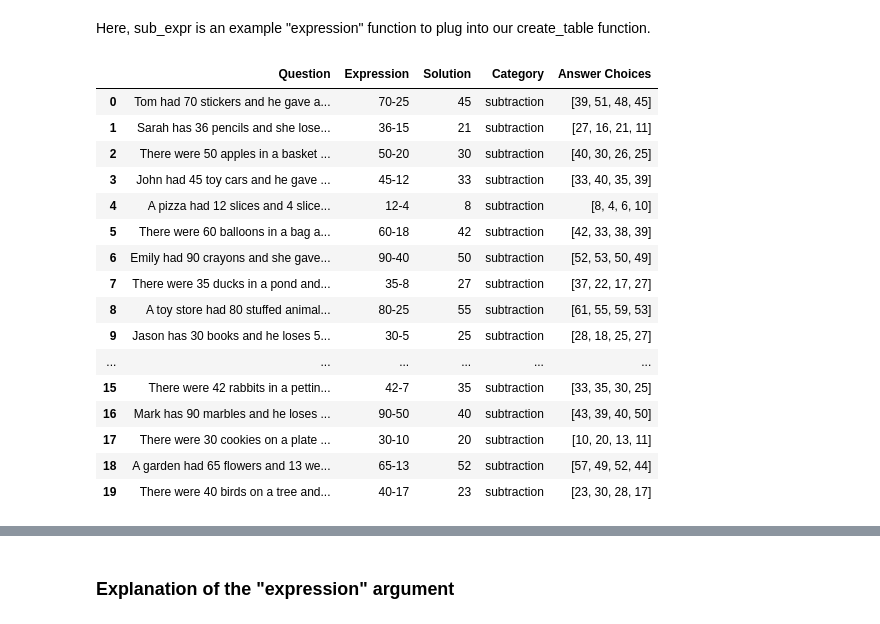
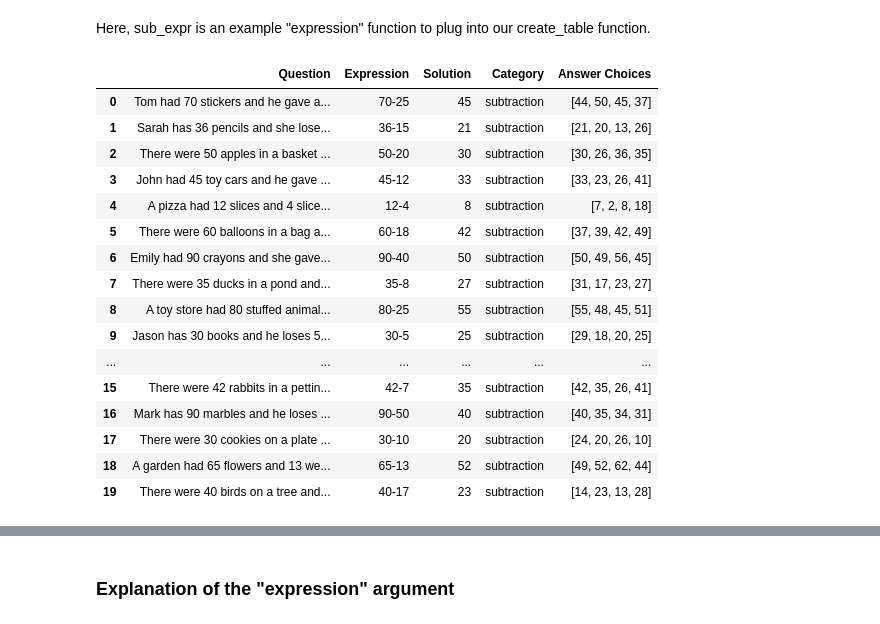
Before and after one commit to bellaachang/TWB-DeviSansthan-DSS-SPR23, a Jupyter notebook: question_generation/Text-Based Questions.ipynb, the cells around one changed output, grey strips where cells are left out. Drawn from its saved outputs; the diff is of its cells as text; code cells hidden in the pictures.

```diff
--- a/question_generation/Text-Based Questions.ipynb
+++ b/question_generation/Text-Based Questions.ipynb
@@ -21,8 +22,10 @@ Paste the following prompt into Chat GPT:
 ### Load in the Chat GPT output
 # %% [markdown]
 Note that you will upload multiple CSVs because each CSV corresponds to a different type of text based question. For example, you would upload addition based questions and subtraction based questions separately
+# %%
+path = os.getcwd()
 # %%
-generated_divison_questions = pd.read_csv("/work/CHATGPT/divison-qs.csv")
+generated_divison_questions = pd.read_csv(path + "/../chatgpt/division-qs.csv")
 generated_divison_questions
 # %% [output]
 |  | Prompt: You are generating questi... |
@@ -198,22 +201,22 @@ Once you have completed generating questions for each question type, you can mer
 # %% [markdown]
 Please use the walkthrough above as an overall reference for using question generation. The following code is not as clear to follow as the example in the walkthrough.
 # %%
-generated_area_questions = pd.read_csv("/work/CHATGPT/area-qs.csv")
+generated_area_questions = pd.read_csv(path + "/../chatgpt/area-qs.csv")
 generated_area_questions = generated_area_questions.rename(columns = {generated_area_questions.columns[0]: 'Question'})
 generated_area_questions["Category"] = ["Area"] * len(generated_area_questions)
 
-generated_perimeter_questions = pd.read_csv("/work/CHATGPT/perimeter-qs.csv")
+generated_perimeter_questions = pd.read_csv(path + "/../chatgpt/perimeter-qs.csv")
 generated_perimeter_questions = generated_perimeter_questions.rename(columns = {generated_perimeter_questions.columns[0]: 'Question'})
 generated_perimeter_questions["Category"] = ["Perimeter"] * len(generated_perimeter_questions)
 
-generated_addition_questions = pd.read_csv("/work/CHATGPT/addition.csv")
+generated_addition_questions = pd.read_csv(path + "/../chatgpt/addition.csv")
 # note that we manually calculated the values for this in google spreadsheet before we realized it was easier to do in deepnote
 generated_addition_questions["Category"] = ["Addition"] * len(generated_addition_questions)
 
-generated_subtraction_questions = pd.read_csv("/work/CHATGPT/subtraction.csv")
+generated_subtraction_questions = pd.read_csv(path + "/../chatgpt/subtraction.csv")
 generated_subtraction_questions["Category"] = ["Subtraction"] * len(generated_subtraction_questions)
 
-generated_multiplication_questions = pd.read_csv("/work/CHATGPT/multiplication.csv")
+generated_multiplication_questions = pd.read_csv(path + "/../chatgpt/multiplication.csv")
 generated_multiplication_questions = generated_multiplication_questions.rename(columns = {generated_multiplication_questions.columns[0]: 'Question'})
 generated_multiplication_questions["Category"] = ["Multiplication"] * len(generated_multiplication_questions)
 # %% [markdown]
@@ -354,7 +357,7 @@ def create_table(question_type, filepath, expression):
 
     Args:
     question_type (String): the arithmetic operation that the question uses (addition, subtraction, divison, etc.) -- This isn't case-sensitive
-    filepath (String): the filepath to the csv file that contains the Chat GPT generated output (example: "/work/CHATGPT/area-qs.csv")
+    filepath (String): the filepath to the csv file that contains the Chat GPT generated output (example: "/../chatgpt/area-qs.csv")
     expression (function): the function that creates a mathematical expression from the word problem
 
     Returns (dataframe):
@@ -390,24 +393,24 @@ Here, sub_expr is an example "expression" function to plug into our create_table
 # %%
 #example of the create_table function working
 def sub_expr(x):
     return x[0] + "-" + x[1]
 
-create_table("subtraction", "/work/CHATGPT/subtraction.csv", sub_expr)
+create_table("subtraction", path + "/../chatgpt/subtraction.csv", sub_expr)
 # %% [output]
 |  | Question | Expression | Solution | Category | Answer Choices |
-| 0 | Tom had 70 stickers and he gave a... | 70-25 | 45 | subtraction | [39, 51, 48, 45] |
-| 1 | Sarah has 36 pencils and she lose... | 36-15 | 21 | subtraction | [27, 16, 21, 11] |
-| 2 | There were 50 apples in a basket ... | 50-20 | 30 | subtraction | [40, 30, 26, 25] |
-| 3 | John had 45 toy cars and he gave ... | 45-12 | 33 | subtraction | [33, 40, 35, 39] |
-| 4 | A pizza had 12 slices and 4 slice... | 12-4 | 8 | subtraction | [8, 4, 6, 10] |
-| 5 | There were 60 balloons in a bag a... | 60-18 | 42 | subtraction | [42, 33, 38, 39] |
-| 6 | Emily had 90 crayons and she gave... | 90-40 | 50 | subtraction | [52, 53, 50, 49] |
-| 7 | There were 35 ducks in a pond and... | 35-8 | 27 | subtraction | [37, 22, 17, 27] |
-| 8 | A toy store had 80 stuffed animal... | 80-25 | 55 | subtraction | [61, 55, 59, 53] |
-| 9 | Jason has 30 books and he loses 5... | 30-5 | 25 | subtraction | [28, 18, 25, 27] |
+| 0 | Tom had 70 stickers and he gave a... | 70-25 | 45 | subtraction | [44, 50, 45, 37] |
+| 1 | Sarah has 36 pencils and she lose... | 36-15 | 21 | subtraction | [21, 20, 13, 26] |
+| 2 | There were 50 apples in a basket ... | 50-20 | 30 | subtraction | [30, 26, 36, 35] |
+| 3 | John had 45 toy cars and he gave ... | 45-12 | 33 | subtraction | [33, 23, 26, 41] |
+| 4 | A pizza had 12 slices and 4 slice... | 12-4 | 8 | subtraction | [7, 2, 8, 18] |
+| 5 | There were 60 balloons in a bag a... | 60-18 | 42 | subtraction | [37, 39, 42, 49] |
+| 6 | Emily had 90 crayons and she gave... | 90-40 | 50 | subtraction | [50, 49, 56, 45] |
+| 7 | There were 35 ducks in a pond and... | 35-8 | 27 | subtraction | [31, 17, 23, 27] |
+| 8 | A toy store had 80 stuffed animal... | 80-25 | 55 | subtraction | [55, 48, 45, 51] |
+| 9 | Jason has 30 books and he loses 5... | 30-5 | 25 | subtraction | [29, 18, 20, 25] |
 | ... | ... | ... | ... | ... | ... |
-| 15 | There were 42 rabbits in a pettin... | 42-7 | 35 | subtraction | [33, 35, 30, 25] |
-| 16 | Mark has 90 marbles and he loses ... | 90-50 | 40 | subtraction | [43, 39, 40, 50] |
-| 17 | There were 30 cookies on a plate ... | 30-10 | 20 | subtraction | [10, 20, 13, 11] |
-| 18 | A garden had 65 flowers and 13 we... | 65-13 | 52 | subtraction | [57, 49, 52, 44] |
-| 19 | There were 40 birds on a tree and... | 40-17 | 23 | subtraction | [23, 30, 28, 17] |
+| 15 | There were 42 rabbits in a pettin... | 42-7 | 35 | subtraction | [42, 35, 26, 41] |
+| 16 | Mark has 90 marbles and he loses ... | 90-50 | 40 | subtraction | [40, 35, 34, 31] |
+| 17 | There were 30 cookies on a plate ... | 30-10 | 20 | subtraction | [24, 20, 26, 10] |
+| 18 | A garden had 65 flowers and 13 we... | 65-13 | 52 | subtraction | [49, 52, 62, 44] |
+| 19 | There were 40 birds on a tree and... | 40-17 | 23 | subtraction | [14, 23, 13, 28] |
```
Also changed, not shown: parts of 9 cells of this notebook, 2 other files.
